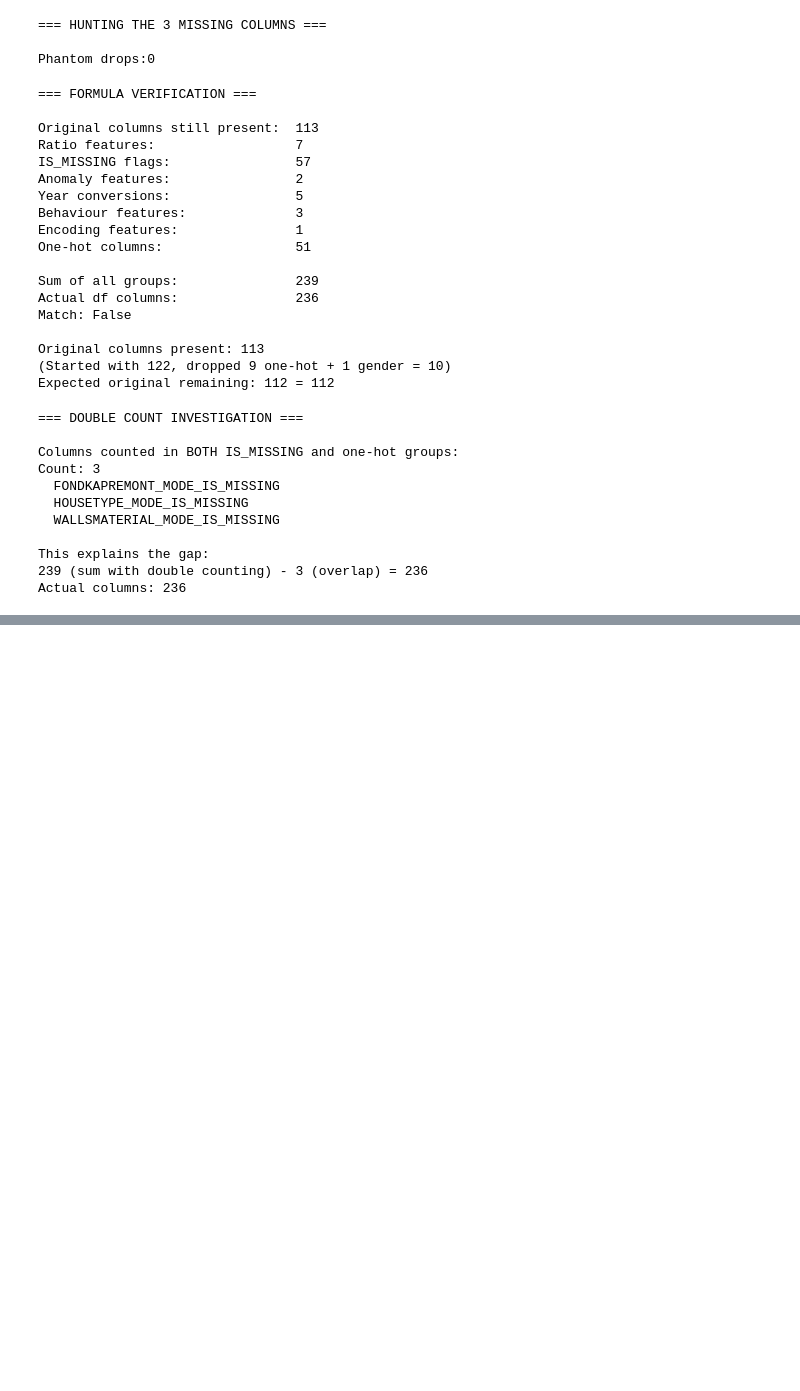
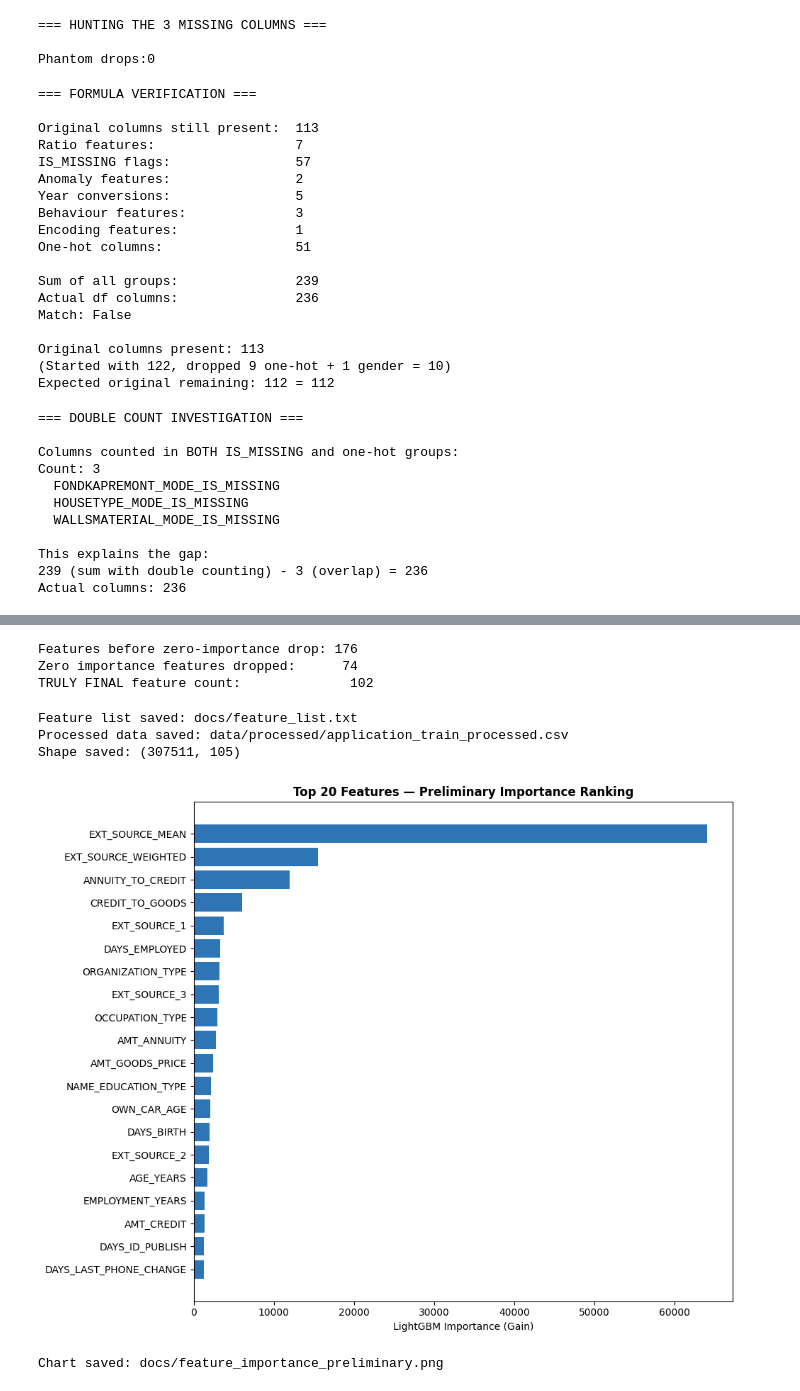
Before and after one commit to Khakijeans/credit-scoring-engine, a Jupyter notebook: notebooks/02_feature_engineering.ipynb, the cells around one changed output, grey strips where cells are left out. Saved outputs shown, nothing was run; the diff lists cells and outputs as text; code cells hidden in the pictures; blank space fills up the shorter version.

Commit message:
Step 3.5: Feature selection complete — 233 candidates reduced to 102 final features via variance, redundancy, and LightGBM importance filters

```diff
--- a/notebooks/02_feature_engineering.ipynb
+++ b/notebooks/02_feature_engineering.ipynb
@@ -1754,0 +2150,59 @@ Actual columns: 236
+# %%
+# ── DROP ZERO IMPORTANCE FEATURES ─────────────────────────────────────────────
+zero_importance_cols = importance[importance['Importance'] == 0]['Feature'].tolist()
+
+truly_final_features = [c for c in final_feature_cols
+                        if c not in zero_importance_cols]
+
+print(f"Features before zero-importance drop: {len(final_feature_cols)}")
+print(f"Zero importance features dropped:      {len(zero_importance_cols)}")
+print(f"TRULY FINAL feature count:              {len(truly_final_features)}")
+# %% [output]
+Features before zero-importance drop: 176
+Zero importance features dropped:      74
+TRULY FINAL feature count:              102
+# %%
+# ── SAVE FINAL FEATURE LIST AND PROCESSED DATA ────────────────────────────────
+import os
+
+# Save feature list
+with open('../docs/feature_list.txt', 'w') as f:
+    f.write(f"Final Feature List — {len(truly_final_features)} features\n")
+    f.write(f"Generated: Step 3.5 Feature Selection\n\n")
+    for feat in truly_final_features:
+        f.write(f"{feat}\n")
+
+print(f"Feature list saved: docs/feature_list.txt")
+
+# Create processed data folder if it doesn't exist
+os.makedirs('../data/processed', exist_ok=True)
+
+# Save the full processed dataframe (keep TARGET, SK_ID_CURR, CODE_GENDER_ENCODED
+# for reference even though they won't be used as training features)
+cols_to_save = truly_final_features + ['TARGET', 'SK_ID_CURR', 'CODE_GENDER_ENCODED']
+df[cols_to_save].to_csv('../data/processed/application_train_processed.csv',
+                         index=False)
+
+print(f"Processed data saved: data/processed/application_train_processed.csv")
+print(f"Shape saved: {df[cols_to_save].shape}")
+
+# Save the top 20 feature importance chart for the README/portfolio
+plt.figure(figsize=(10, 8))
+top_20 = importance.head(20)
+plt.barh(range(len(top_20)), top_20['Importance'], color='#2E75B6')
+plt.yticks(range(len(top_20)), top_20['Feature'])
+plt.xlabel('LightGBM Importance (Gain)')
+plt.title('Top 20 Features — Preliminary Importance Ranking',
+          fontweight='bold')
+plt.gca().invert_yaxis()
+plt.tight_layout()
+plt.savefig('../docs/feature_importance_preliminary.png', dpi=150)
+plt.show()
+
+print(f"\nChart saved: docs/feature_importance_preliminary.png")
+# %% [output]
+Feature list saved: docs/feature_list.txt
+Processed data saved: data/processed/application_train_processed.csv
+Shape saved: (307511, 105)
+[figure, added]
+Chart saved: docs/feature_importance_preliminary.png
```
Also changed, not shown: parts of 9 cells of this notebook, 3 other files.
